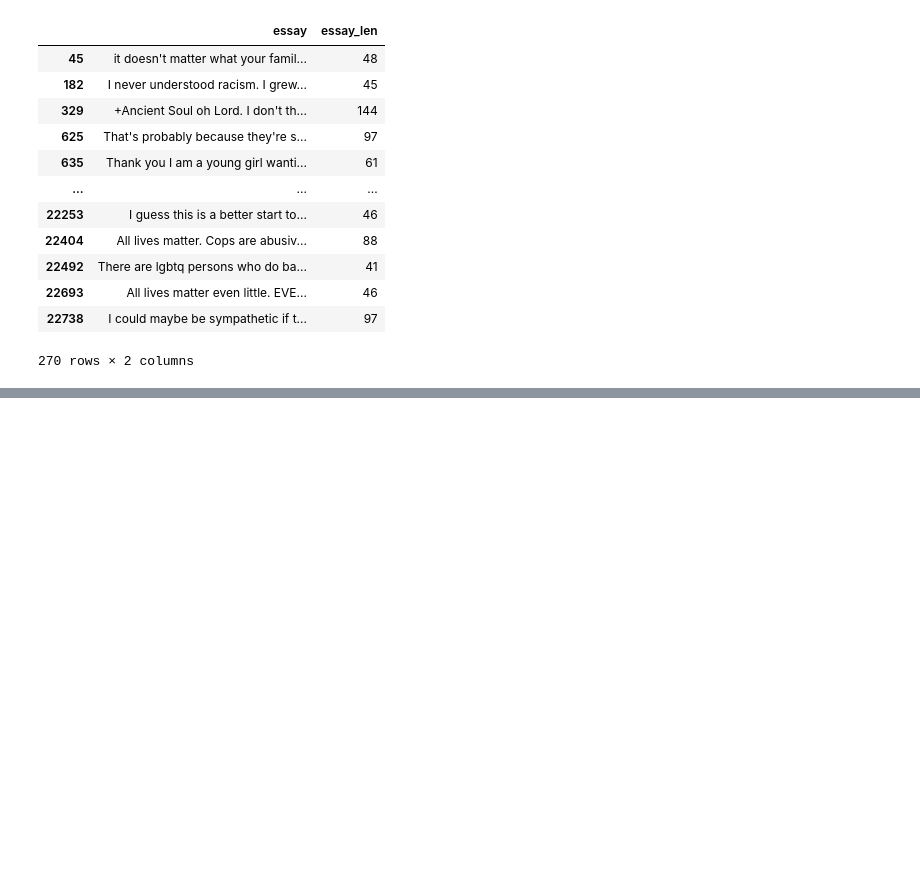
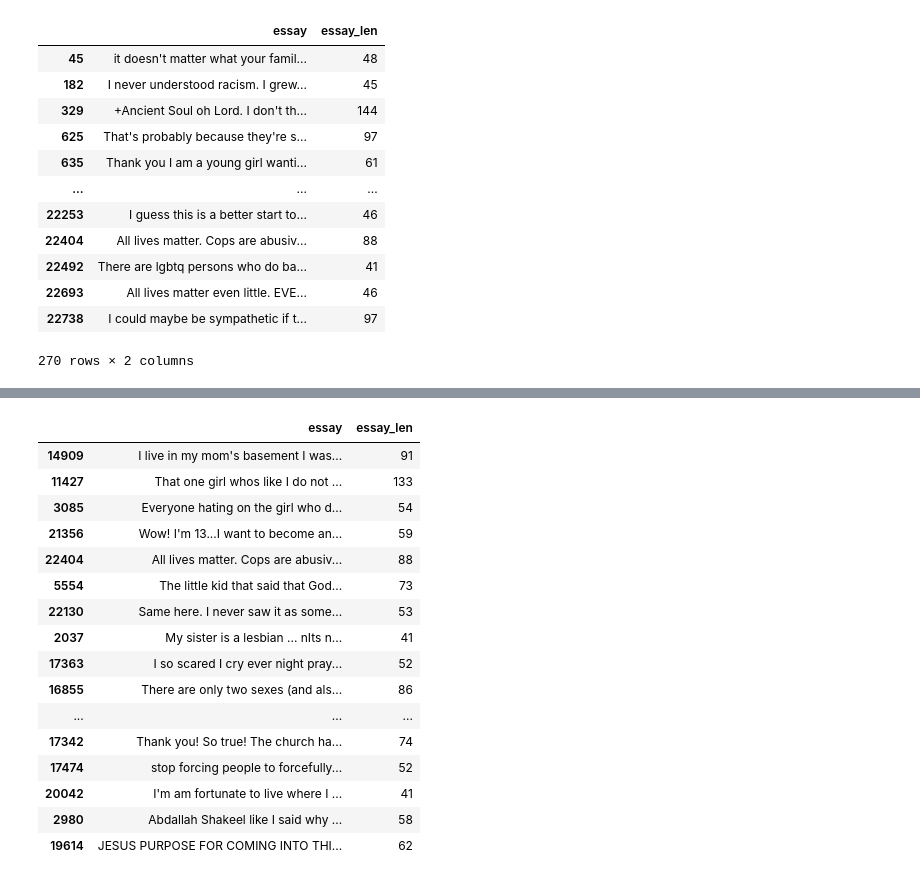
Before and after one commit to HLT-Ghisolfi-Leuzzi-Testa/WASSA-2023, a Jupyter notebook: hope_dataset.ipynb, the cells around one changed output, grey strips where cells are left out. Cells and saved outputs as stored; diff of their text form; code cells hidden in the pictures; blank space fills up the shorter version.

```diff
--- a/hope_dataset.ipynb
+++ b/hope_dataset.ipynb
@@ -107,3 +107,7 @@ hope_data
 | 22693 | All lives matter even little. EVE... | 46 |
 | 22738 | I could maybe be sympathetic if t... | 97 |
 270 rows × 2 columns
+# %%
+hope_data['essay'] = hope_data['essay'].replace("’", "'")
+hope_data['essay'] = hope_data['essay'].replace("‘", "'")
+hope_data
@@ -110,7 +130,9 @@ hope_data
 # %%
 # selezioniamo 54 esempi
 
-hope_data = hope_data.sample(54)
-hope_data
+hope_data_sample1 = hope_data.sample(20)
+hope_data_sample2 = hope_data.sample(20)
+hope_data_sample3 = hope_data.sample(20)
+hope_data_sample4 = hope_data.sample(20)
 
-# 329 2550
+# 329 2550 12253 1539, 9768, 17646 18910
@@ -134,0 +163,20 @@ hope_data
+# %%
+hope_data_sample1
+# %% [output]
+|  | essay | essay_len |
+| 14909 | I live in my mom's basement I was... | 91 |
+| 11427 | That one girl whos like I do not ... | 133 |
+| 3085 | Everyone hating on the girl who d... | 54 |
+| 21356 | Wow! I'm 13...I want to become an... | 59 |
+| 22404 | All lives matter. Cops are abusiv... | 88 |
+| 5554 | The little kid that said that God... | 73 |
+| 22130 | Same here. I never saw it as some... | 53 |
+| 2037 | My sister is a lesbian ... nIts n... | 41 |
+| 17363 | I so scared I cry ever night pray... | 52 |
+| 16855 | There are only two sexes (and als... | 86 |
+| ... | ... | ... |
+| 17342 | Thank you! So true! The church ha... | 74 |
+| 17474 | stop forcing people to forcefully... | 52 |
+| 20042 | I'm am fortunate to live where I ... | 41 |
+| 2980 | Abdallah Shakeel like I said why ... | 58 |
+| 19614 | JESUS PURPOSE FOR COMING INTO THI... | 62 |
```
Also changed, not shown: parts of 22 cells of this notebook, 3 other files.
